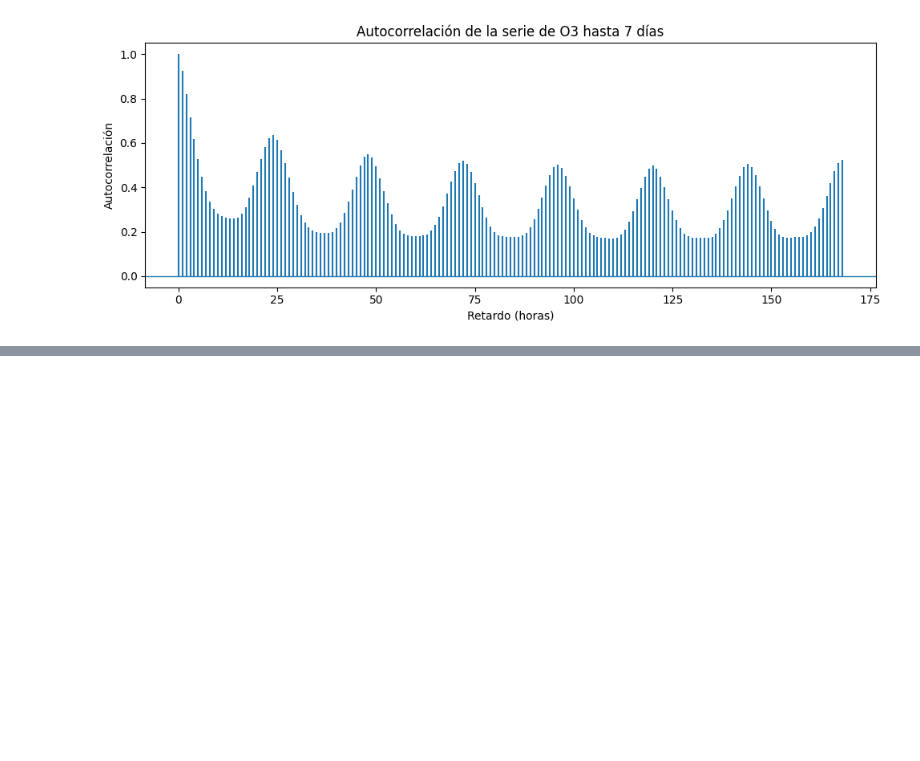
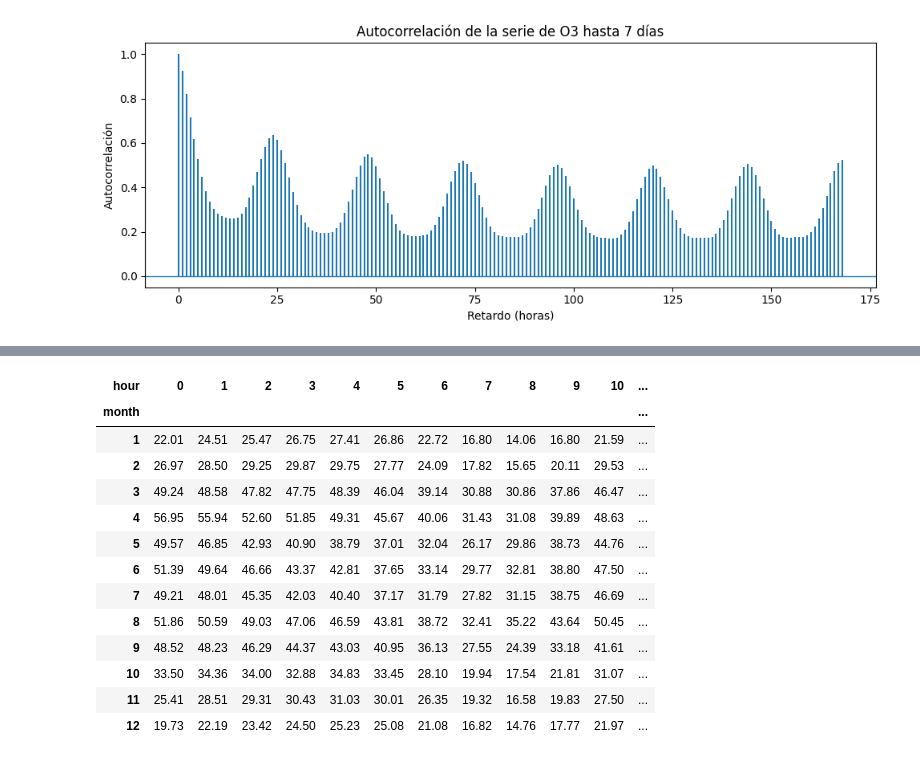
Before and after one commit to hipenation2142/trabajo, a Jupyter notebook: notebooks/01_eda_o3.ipynb, the cells around one changed output, grey strips where cells are left out. Drawn from its saved outputs; the diff is of its cells as text; code cells hidden in the pictures; blank space fills up the shorter version.

```diff
--- a/notebooks/01_eda_o3.ipynb
+++ b/notebooks/01_eda_o3.ipynb
@@ -639,0 +776,28 @@ plt.show()
+# %%
+# Se calcula la concentración media de O3 para cada combinación de mes y hora.
+# El resultado permite estudiar si el ciclo diario cambia según la época del año.
+month_hour_matrix = (
+    plot_df.groupby(["month", "hour"])["o3"]
+    .mean()
+    .unstack("hour")
+    .reindex(index=range(1, 13), columns=range(24))
+)
+
+display(month_hour_matrix.round(2))
+
+month_hour_matrix.to_csv(TABLES_DIR / "eda_o3_month_hour_matrix.csv")
+# %% [output]
+| hour | 0 | 1 | 2 | 3 | 4 | 5 | 6 | 7 | 8 | 9 | 10 | ... |
+| month |  |  |  |  |  |  |  |  |  |  |  | ... |
+| 1 | 22.01 | 24.51 | 25.47 | 26.75 | 27.41 | 26.86 | 22.72 | 16.80 | 14.06 | 16.80 | 21.59 | ... |
+| 2 | 26.97 | 28.50 | 29.25 | 29.87 | 29.75 | 27.77 | 24.09 | 17.82 | 15.65 | 20.11 | 29.53 | ... |
+| 3 | 49.24 | 48.58 | 47.82 | 47.75 | 48.39 | 46.04 | 39.14 | 30.88 | 30.86 | 37.86 | 46.47 | ... |
+| 4 | 56.95 | 55.94 | 52.60 | 51.85 | 49.31 | 45.67 | 40.06 | 31.43 | 31.08 | 39.89 | 48.63 | ... |
+| 5 | 49.57 | 46.85 | 42.93 | 40.90 | 38.79 | 37.01 | 32.04 | 26.17 | 29.86 | 38.73 | 44.76 | ... |
+| 6 | 51.39 | 49.64 | 46.66 | 43.37 | 42.81 | 37.65 | 33.14 | 29.77 | 32.81 | 38.80 | 47.50 | ... |
+| 7 | 49.21 | 48.01 | 45.35 | 42.03 | 40.40 | 37.17 | 31.79 | 27.82 | 31.15 | 38.75 | 46.69 | ... |
+| 8 | 51.86 | 50.59 | 49.03 | 47.06 | 46.59 | 43.81 | 38.72 | 32.41 | 35.22 | 43.64 | 50.45 | ... |
+| 9 | 48.52 | 48.23 | 46.29 | 44.37 | 43.03 | 40.95 | 36.13 | 27.55 | 24.39 | 33.18 | 41.61 | ... |
+| 10 | 33.50 | 34.36 | 34.00 | 32.88 | 34.83 | 33.45 | 28.10 | 19.94 | 17.54 | 21.81 | 31.07 | ... |
+| 11 | 25.41 | 28.51 | 29.31 | 30.43 | 31.03 | 30.01 | 26.35 | 19.32 | 16.58 | 19.83 | 27.50 | ... |
+| 12 | 19.73 | 22.19 | 23.42 | 24.50 | 25.23 | 25.08 | 21.08 | 16.82 | 14.76 | 17.77 | 21.97 | ... |
```
Also changed, not shown: parts of 6 cells of this notebook, 7 other files.
